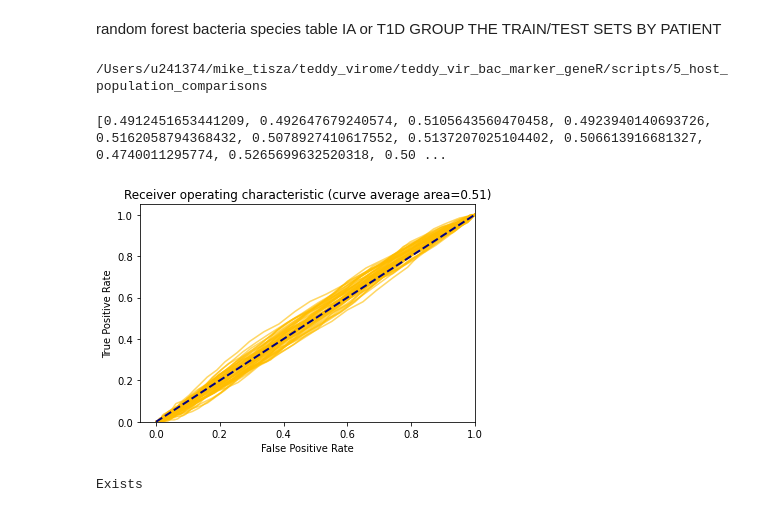
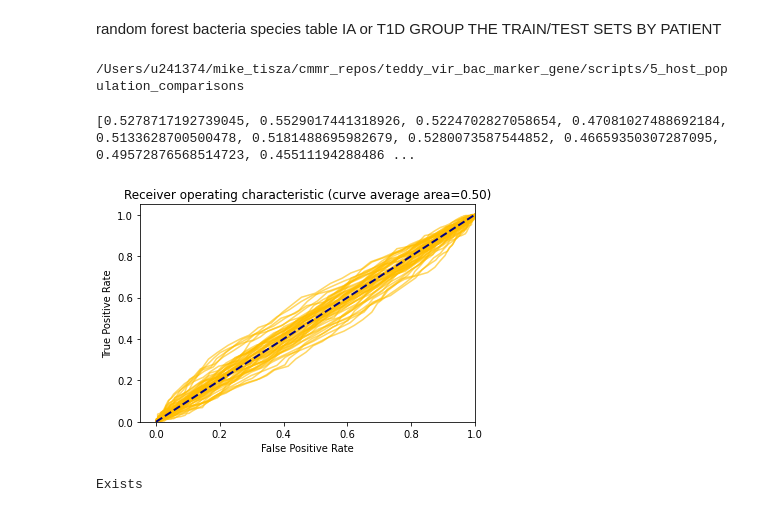
Before and after one commit to mtisza1/teddy_vir_bac_marker_gene, a Jupyter notebook: scripts/5_host_population_comparisons/rf_bac_SGBs_T1D_IA_group_subj1.ipynb, the cells around one changed output. Saved outputs shown, nothing was run; the diff lists cells and outputs as text; code cells hidden in the pictures.

```diff
--- a/scripts/5_host_population_comparisons/rf_bac_SGBs_T1D_IA_group_subj1.ipynb
+++ b/scripts/5_host_population_comparisons/rf_bac_SGBs_T1D_IA_group_subj1.ipynb
@@ -38,8 +38,9 @@ print (pathname)
 ### files
 bac_table="../../intermediate_files/TGVG1.1_MPA4_combined_abundance.bacteria_species.wide.tsv"
 metadata_table="../../data/some_teddy_MP142_metadata2.all_samples1.delivery.csv"
+ncc_table="../../data/MP142_CASE_CNTRL_T1D_LIST1.csv"
 # %% [output]
-/Users/u241374/mike_tisza/teddy_virome/teddy_vir_bac_marker_geneR/scripts/5_host_population_comparisons
+/Users/u241374/mike_tisza/cmmr_repos/teddy_vir_bac_marker_gene/scripts/5_host_population_comparisons
 # %%
 ### parse OTU files down to 1% prevalence, the combine
 
@@ -58,17 +59,23 @@ metadata_df.index = metadata_df.index.map(int)
 metadata_df['brst_fed'] = metadata_df['brst_fed'].fillna(0)
 metadata_df['sample'] = metadata_df['sample'].astype(str)
 
+ncc_df = pd.read_csv(pathname + "/" + ncc_table, header=0, index_col=False)
+
+met_ncc = pd.merge(metadata_df, ncc_df, on = "mask_id", how = "left")
+
 T1D = []
 Country = []
 IA = []
 brst_fd = []
 masks = []
+is_NCC = []
 for ind in persist_comb_df.index:
-    state = metadata_df.loc[metadata_df['sample'] == ind, 'T1D'].values[0]
-    country_q = metadata_df.loc[metadata_df['sample'] == ind, 'country'].values[0]
-    ia1 = metadata_df.loc[metadata_df['sample'] == ind, 'IA'].values[0]
-    milk = metadata_df.loc[metadata_df['sample'] == ind, 'brst_fed'].values[0]
-    mid = metadata_df.loc[metadata_df['sample'] == ind, 'mask_id'].values[0]
+    state = met_ncc.loc[met_ncc['sample'] == ind, 'T1D'].values[0]
+    country_q = met_ncc.loc[met_ncc['sample'] == ind, 'country'].values[0]
+    ia1 = met_ncc.loc[met_ncc['sample'] == ind, 'IA'].values[0]
+    milk = met_ncc.loc[met_ncc['sample'] == ind, 'brst_fed'].values[0]
+    mid = met_ncc.loc[met_ncc['sample'] == ind, 'mask_id'].values[0]
+    ncc = met_ncc.loc[met_ncc['sample'] == ind, 'outcome'].values[0]
     if milk == "":
         milk = 0
     brst_fd += [milk]
@@ -76,21 +83,24 @@ for ind in persist_comb_df.index:
     T1D += [str(state)]
     IA += [str(ia1)]
     masks += [str(mid)]
+    is_NCC += [ncc]
 #random.shuffle(T1D)
-c_df = pd.DataFrame({'country': Country, 'T1D': T1D, 'IA': IA, 'breast_fed': brst_fd, 'mask_id': masks}, index=persist_comb_df.index)
+c_df = pd.DataFrame({'country': Country, 'T1D': T1D, 'IA': IA, 'breast_fed': brst_fd, 'mask_id': masks, 'isnested': is_NCC}, index=persist_comb_df.index)
 ### map({1: "USA", 2: "Finland", 3: "Germany", 4: "Sweden"})
 c_df['country'] = c_df['country'].map({1: "USA", 2: "other", 3: "other", 4: "other"})
 
 country_df = pd.concat([persist_comb_df, c_df], axis=1)
 
-country_clean_df = country_df.drop(['country', 'T1D', 'IA', 'breast_fed', 'mask_id'], axis=1)
+country_ncc_df = country_df.query("isnested == isnested")
+
+country_clean_df = country_df.drop(['country', 'T1D', 'IA', 'breast_fed', 'mask_id', 'isnested'], axis=1)
 # %%
 ### choose one of the phenotypes to test
 discrim_var = "T1D"
 #discrim_var = "IA"
 number_models = 50
 
-mask_id_list = country_df['mask_id'].tolist()
+mask_id_list = country_ncc_df['mask_id'].tolist()
 unique_mask_list = []
 
 for x in mask_id_list:
@@ -104,18 +114,18 @@ train_mask_list = random.sample(unique_mask_list, perc70)
 
 test_mask_list = list(set(unique_mask_list) - set(train_mask_list))
 
-train_sample_df = country_df.loc[country_df['mask_id'].isin(train_mask_list)]
-train_sample_clean_df = train_sample_df.drop(['country', 'T1D', 'IA', 'breast_fed', 'mask_id'], axis=1)
+train_sample_df = country_ncc_df.loc[country_ncc_df['mask_id'].isin(train_mask_list)]
+train_sample_clean_df = train_sample_df.drop(['country', 'T1D', 'IA', 'breast_fed', 'mask_id', 'isnested'], axis=1)
 train_sample_list = list(train_sample_df[discrim_var])
 
-test_sample_df = country_df.loc[country_df['mask_id'].isin(test_mask_list)]
-test_sample_clean_df = test_sample_df.drop(['country', 'T1D', 'IA', 'breast_fed', 'mask_id'], axis=1)
+test_sample_df = country_ncc_df.loc[country_ncc_df['mask_id'].isin(test_mask_list)]
+test_sample_clean_df = test_sample_df.drop(['country', 'T1D', 'IA', 'breast_fed', 'mask_id', 'isnested'], axis=1)
 test_sample_list = list(test_sample_df[discrim_var])
 # %%
 X=country_clean_df
-y=list(country_df[discrim_var])
+y=list(country_ncc_df[discrim_var])
 
-mask_id_list = country_df['mask_id'].tolist()
+mask_id_list = country_ncc_df['mask_id'].tolist()
 unique_mask_list = []
 
 for x in mask_id_list:
@@ -142,12 +152,12 @@ for q in boot:
 
 	test_mask_list = list(set(unique_mask_list) - set(train_mask_list))
 
-	train_sample_df = country_df.loc[country_df['mask_id'].isin(train_mask_list)]
-	X_train = train_sample_df.drop(['country', 'T1D', 'IA', 'breast_fed', 'mask_id'], axis=1)
+	train_sample_df = country_ncc_df.loc[country_ncc_df['mask_id'].isin(train_mask_list)]
+	X_train = train_sample_df.drop(['country', 'T1D', 'IA', 'breast_fed', 'mask_id', 'isnested'], axis=1)
 	y_train = list(train_sample_df[discrim_var])
 
-	test_sample_df = country_df.loc[country_df['mask_id'].isin(test_mask_list)]
-	X_test = test_sample_df.drop(['country', 'T1D', 'IA', 'breast_fed', 'mask_id'], axis=1)
+	test_sample_df = country_ncc_df.loc[country_ncc_df['mask_id'].isin(test_mask_list)]
+	X_test = test_sample_df.drop(['country', 'T1D', 'IA', 'breast_fed', 'mask_id', 'isnested'], axis=1)
 	y_test = list(test_sample_df[discrim_var])
 	random_state = np.random.RandomState(0)
 
@@ -158,35 +168,35 @@ for q in boot:
 
 	rfc_disp.plot(ax=ax, alpha=0.2, color='darkorange')
 	#roc_auc = auc(classifier)
 	y_pred_proba = classifier.predict_proba(X_test)
 	try:
 		roc_auc = roc_auc_score(y_test, y_pred_proba[:,1])
 	except ValueError:
 		pass
 
 	feature_imp = pd.Series(classifier.feature_importances_,index=persist_comb_df.columns, name=str(coln))
 	feature_imp = feature_imp.to_frame()
 
 	import_df = import_df.join(feature_imp)
 
 	lw = 2
 	roc_series += [roc_auc]
 
 print (roc_series)
 
 plt.plot([0, 1], [0, 1], color='navy', lw=lw, linestyle='--')
 plt.xlim([-0.05, 1.0])
 plt.ylim([0.0, 1.05])
 ax.get_legend().remove()
 roc_avg=np.average(roc_series)
 #plt.legend(['ROC curve (area = %0.2f)' % roc_avg])
 plt.xlabel('False Positive Rate')
 plt.ylabel('True Positive Rate')
 plt.title('Receiver operating characteristic (curve average area=%0.2f)' % roc_avg)
 plt.show()
 # %% [output]
-[0.4912451653441209, 0.492647679240574, 0.5105643560470458, 0.4923940140693726, 0.5162058794368432, 0.5078927410617552, 0.5137207025104402, 0.506613916681327, 0.4740011295774, 0.5265699632520318, 0.50 ...
+[0.5278717192739045, 0.5529017441318926, 0.5224702827058654, 0.47081027488692184, 0.5133628700500478, 0.5181488695982679, 0.5280073587544852, 0.46659350307287095, 0.49572876568514723, 0.45511194288486 ...
-[figure, old version]
+[figure, new version]
 # %%
 ind_dir = pathname + "/" + "../../intermediate_files/random_forest_outputs/"
 
```
Also changed, not shown: parts of 2 cells of this notebook, 5 other files.
